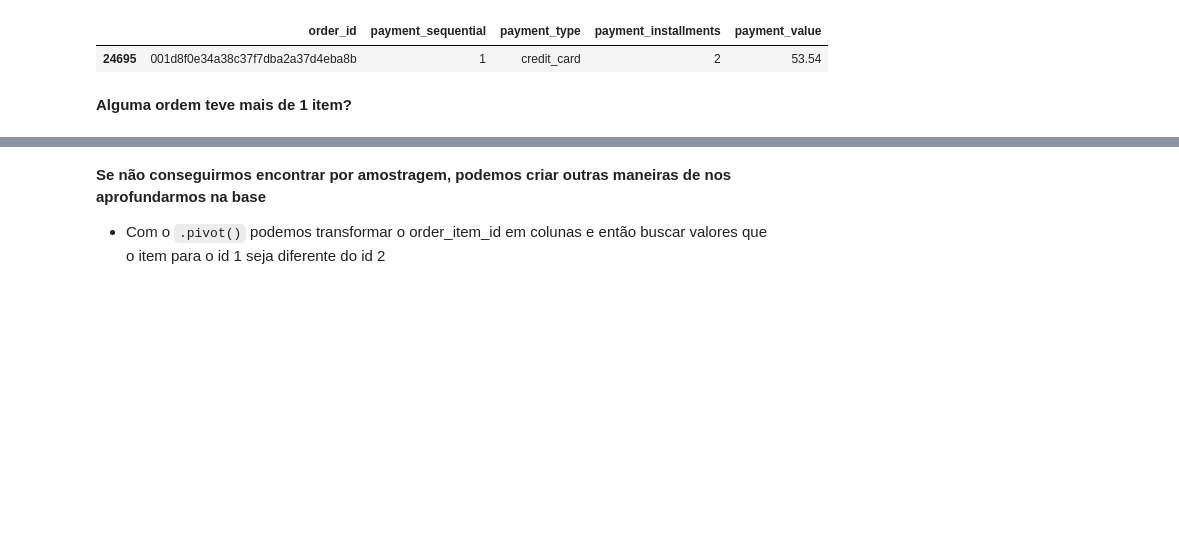
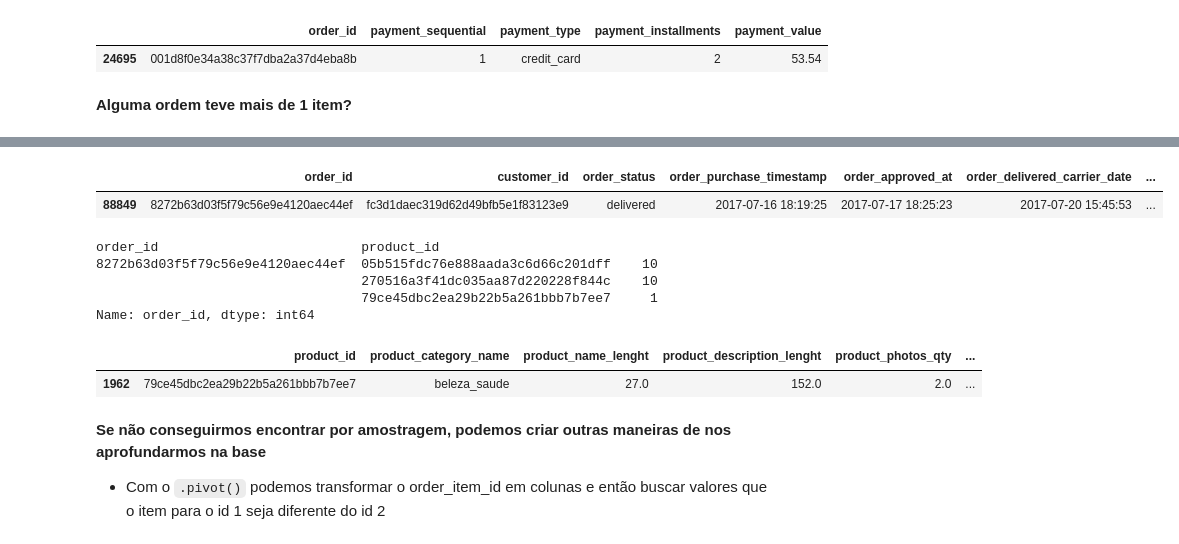
Before and after one commit to PauloViniciusR/SQL, a Jupyter notebook: Storytelling_sql/notebook/analise.ipynb, the cells around one changed output, grey strips where cells are left out. Saved outputs shown, nothing was run; the diff lists cells and outputs as text; code cells hidden in the pictures; blank space fills up the shorter version.

```diff
--- a/Storytelling_sql/notebook/analise.ipynb
+++ b/Storytelling_sql/notebook/analise.ipynb
@@ -225,10 +244,26 @@ order_payments[order_payments.order_id == ordem]
 # %%
 # Vamos selecionar uma ordem para analisar
-ordem = ''
+ordem = '8272b63d03f5f79c56e9e4120aec44ef'
 # %%
 # E filtrar na tabela de ordens
+orders[orders.order_id == ordem]
+# %% [output]
+|  | order_id | customer_id | order_status | order_purchase_timestamp | order_approved_at | order_delivered_carrier_date | ... |
+| 88849 | 8272b63d03f5f79c56e9e4120aec44ef | fc3d1daec319d62d49bfb5e1f83123e9 | delivered | 2017-07-16 18:19:25 | 2017-07-17 18:25:23 | 2017-07-20 15:45:53 | ... |
 # %%
 # Na tabela de ordem x itens
+order_items[order_items.order_id == ordem].groupby(['order_id', 'product_id'])['order_id'].count()
+# %% [output]
+order_id                          product_id
+8272b63d03f5f79c56e9e4120aec44ef  05b515fdc76e888aada3c6d66c201dff    10
+                                  270516a3f41dc035aa87d220228f844c    10
+                                  79ce45dbc2ea29b22b5a261bbb7b7ee7     1
+Name: order_id, dtype: int64
+# %%
+products[products.product_id == "79ce45dbc2ea29b22b5a261bbb7b7ee7"]
+# %% [output]
+|  | product_id | product_category_name | product_name_lenght | product_description_lenght | product_photos_qty | ... |
+| 1962 | 79ce45dbc2ea29b22b5a261bbb7b7ee7 | beleza_saude | 27.0 | 152.0 | 2.0 | ... |
 # %% [markdown]
 **Se não conseguirmos encontrar por amostragem, podemos criar outras maneiras de nos aprofundarmos na base**
 - Com o `.pivot()` podemos transformar o order_item_id em colunas e então buscar valores que o item para o id 1 seja diferente do id 2
```
Also changed, not shown: parts of 1 cell of this notebook.
